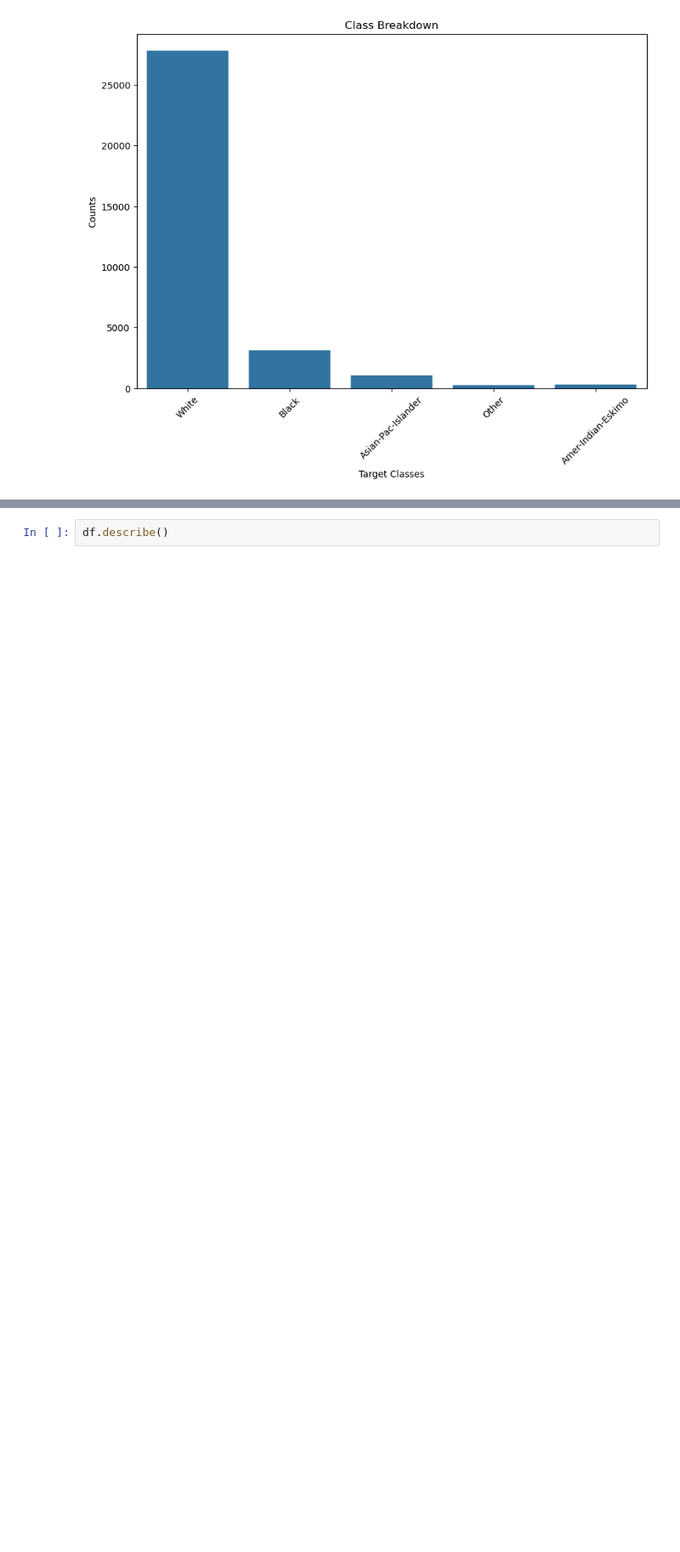
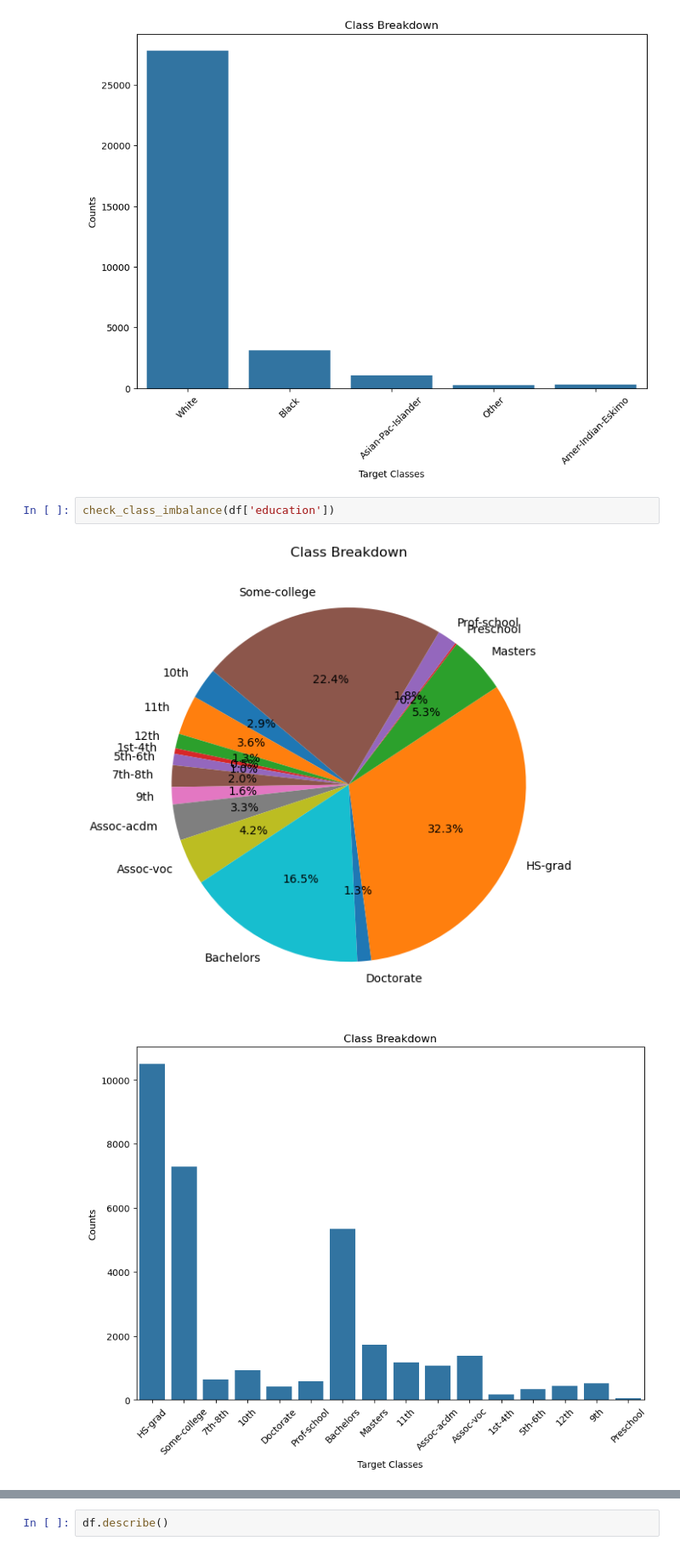
Before and after one commit to MaukanMir/Income-Predictor-Classifier, a Jupyter notebook: training.ipynb, the cells around one changed output, grey strips where cells are left out. Shown at 85% size. Saved outputs shown, nothing was run; the diff lists cells and outputs as text; blank space fills up the shorter version.

```diff
--- a/training.ipynb
+++ b/training.ipynb
@@ -93,4 +93,9 @@ check_class_imbalance(df["race"])
 # %% [output]
 [figure]
 [figure]
+# %%
+check_class_imbalance(df['education'])
+# %% [output]
+[figure, added]
+[figure, added]
 # %% [markdown]
```
Also changed, not shown: parts of 1 cell of this notebook.
